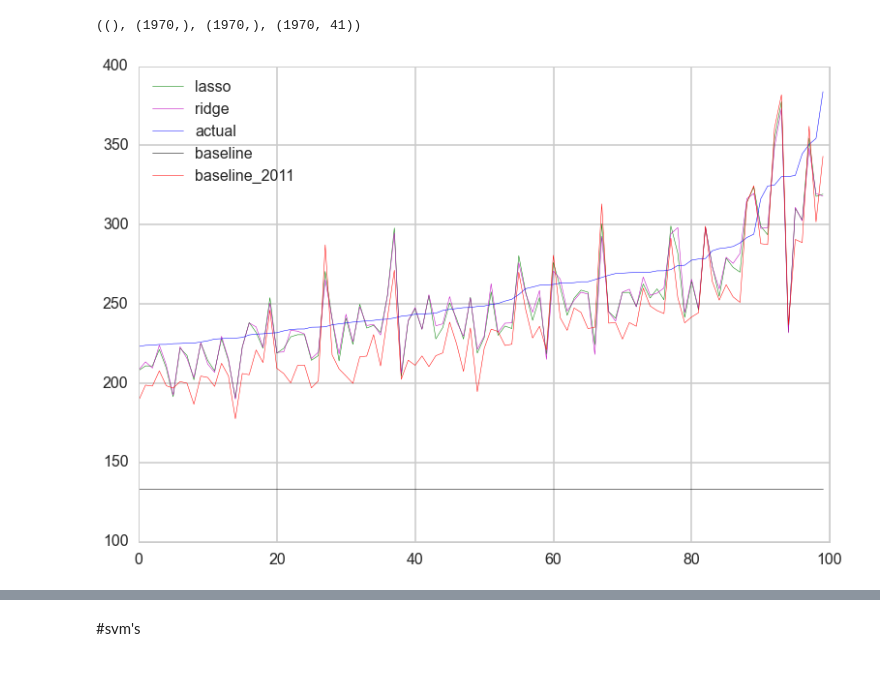
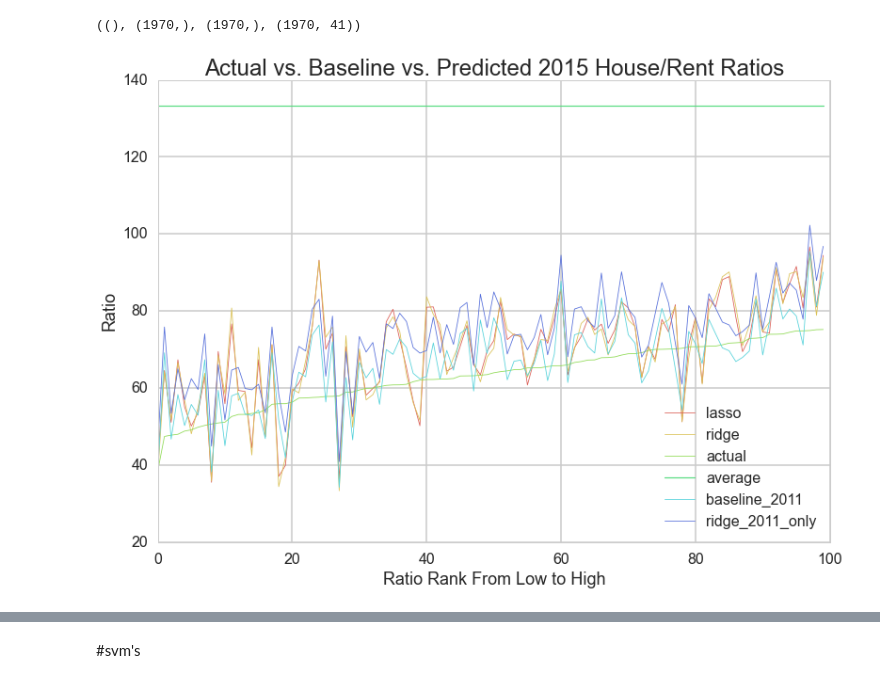
Before and after one commit to austinwu0/cs109-final-project, a Jupyter notebook: Feature_Selection_ratio_2015.ipynb, the cells around one changed output, grey strips where cells are left out. Drawn from its saved outputs; the diff is of its cells as text; code cells hidden in the pictures.

```diff
--- a/Feature_Selection_ratio_2015.ipynb
+++ b/Feature_Selection_ratio_2015.ipynb
@@ -466,22 +466,30 @@ RMSE for Ridge: 17.0458522503
 train_ratio_2015_mean.shape, lasso_pred_ratio_2015.shape, ridge_pred_ratio_2015.shape, ratio_2015_test_best.shape
 # %% [output]
 ((), (1970,), (1970,), (1970, 41))
+# %%
+# get nice colors for plotting
+sns_colors = sns.color_palette("hls", 8)
 # %%
 # plot to show difference between baseline, lasso, and ridge regressions
 # HOUSE/RENTAL ratio 2015
 
-ratio_2015_preds_df = pd.DataFrame({'baseline_2011':ratio_2015_test_best.ratio_2011, 'baseline':train_ratio_2015_mean,'lasso':lasso_pred_ratio_2015, 'ridge': ridge_pred_ratio_2015,'actual':ratio_2015_test_best.response})
+ratio_2015_preds_df = pd.DataFrame({'baseline_2011':ratio_2015_test_best.ratio_2011, 'baseline':train_ratio_2015_mean,'lasso':lasso_pred_ratio_2015, 'ridge': ridge_pred_ratio_2015,'actual':ratio_2015_test_best.response,'ridge_2011_only':ridge_pred_ratio_2015_small})
 ratio_2015_preds_df = ratio_2015_preds_df.sort('actual')
 
-m=1870
-n=1970
+m=0
+n=100
+lw = 0.8
 
-plt.plot(ratio_2015_preds_df.lasso[m:n], color='g', linewidth=0.5, label='lasso')
-plt.plot(ratio_2015_preds_df.ridge[m:n], color='m', linewidth=0.5, label='ridge')
-plt.plot(ratio_2015_preds_df.actual[m:n], color='b', linewidth=0.5, label='actual')
-plt.plot(ratio_2015_preds_df.baseline[m:n], color='k', linewidth=0.5, label='baseline')
-plt.plot(ratio_2015_preds_df.baseline_2011[m:n], color='r', linewidth=0.5, label='baseline_2011')
+plt.plot(ratio_2015_preds_df.lasso[m:n], color=sns_colors[0], linewidth=lw, label='lasso')
+plt.plot(ratio_2015_preds_df.ridge[m:n], color=sns_colors[1], linewidth=lw, label='ridge')
+plt.plot(ratio_2015_preds_df.actual[m:n], color=sns_colors[2], linewidth=lw, label='actual')
+plt.plot(ratio_2015_preds_df.baseline[m:n], color=sns_colors[3], linewidth=1.2, label='average')
+plt.plot(ratio_2015_preds_df.baseline_2011[m:n], color=sns_colors[4], linewidth=lw, label='baseline_2011')
+plt.plot(ratio_2015_preds_df.ridge_2011_only[m:n], color=sns_colors[5], linewidth=lw, label='ridge_2011_only')
 plt.legend(loc='best')
+plt.title('Actual vs. Baseline vs. Predicted 2015 House/Rent Ratios', fontsize=24)
+plt.xlabel('Ratio Rank From Low to High', fontsize=18)
+plt.ylabel('Ratio', fontsize=18)
 plt.show()
 # %% [output]
-[figure, old version]
+[figure, new version]
```
Also changed, not shown: parts of 9 cells of this notebook, 1 other file.
